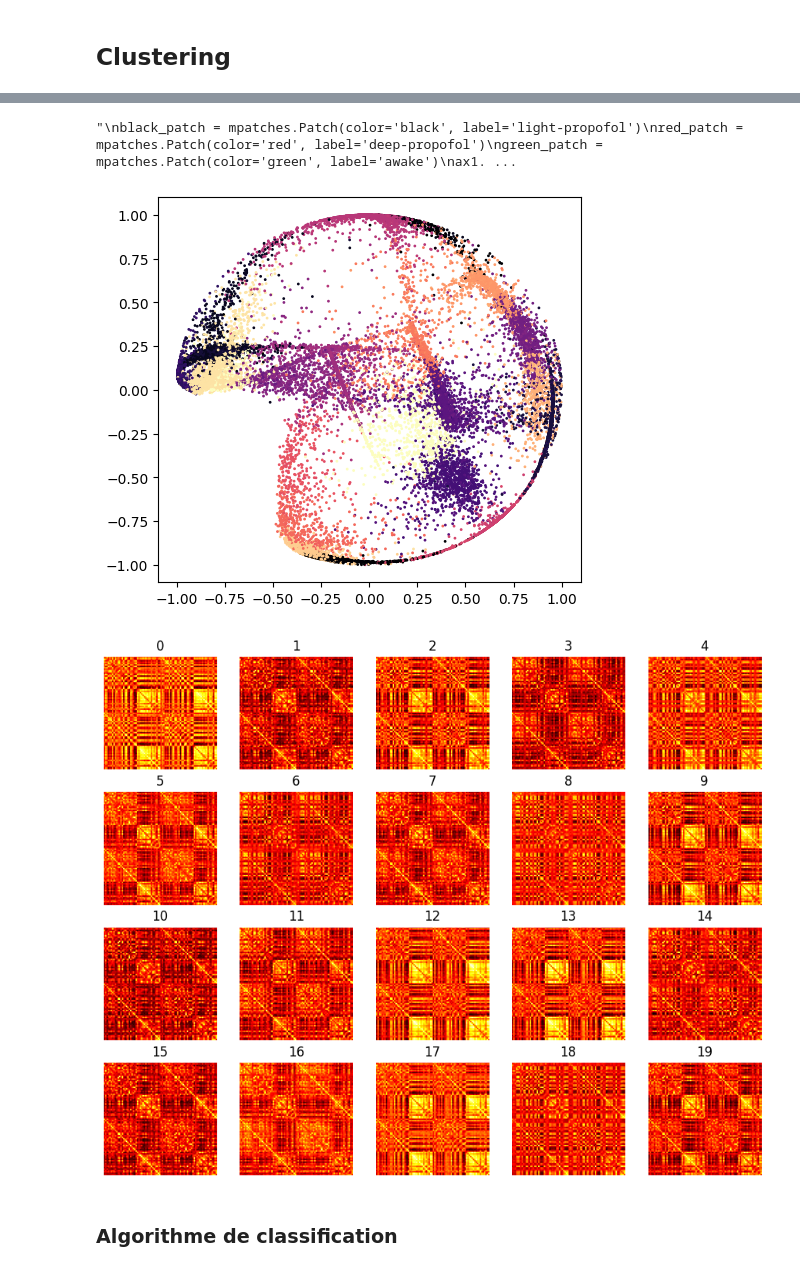
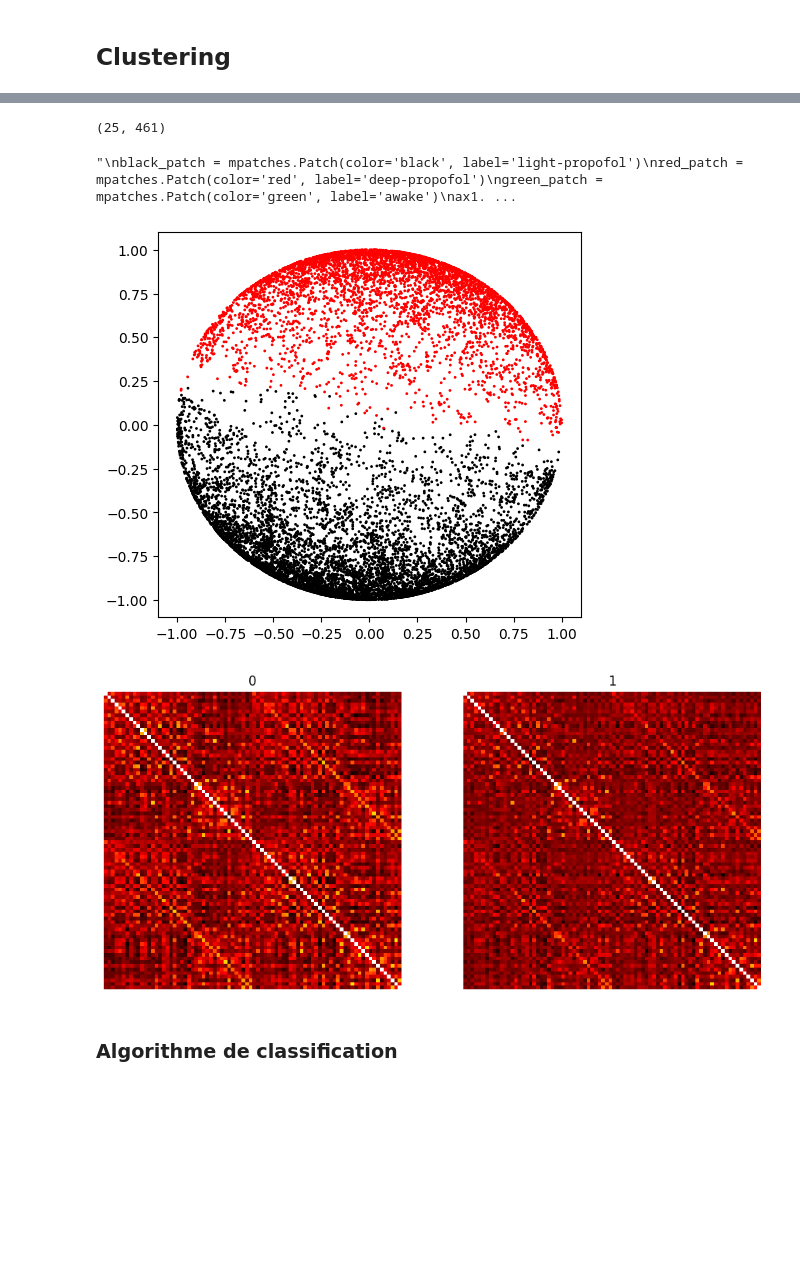
Before and after one commit to Aurelien-Stumpf-Mascles/2023_asm_tembedding, a Jupyter notebook: code/notebooks/cebra_time/demo_monkey_fmri_cebra_time.ipynb, the cells around one changed output, grey strips where cells are left out. Saved outputs shown, nothing was run; the diff lists cells and outputs as text; code cells hidden in the pictures; blank space fills up the shorter version.

```diff
--- a/code/notebooks/cebra_time/demo_monkey_fmri_cebra_time.ipynb
+++ b/code/notebooks/cebra_time/demo_monkey_fmri_cebra_time.ipynb
@@ -168,7 +194,7 @@ fig = plt.figure(figsize = (12,5))
 ax1 = plt.subplot(121)
 colors = ["black",'red','green']
 for i in range(18):
-    ax1.scatter(fc_emb[i,:,2], fc_emb[i,:,0], cmap = matplotlib.colors.ListedColormap(colors), c = colors[labels_train[i,0]], s=1)
+    ax1.scatter(fc_emb[i,:,2], fc_emb[i,:,0], cmap = matplotlib.colors.ListedColormap(colors), c = colors[labels_test[i,0]], s=1)
 #ax1.xticks()
-ax1.axis('on')
+ax1.axis('off')
 # %% [output]
@@ -180,13 +205,0 @@ ax1.axis('on')
-# %%
-a,b,c = fc_dataset.neural.shape
-data = fc_dataset.neural.resize(a*b,c)
-fc_emb = fc_emb.reshape((a,b,3))
-fig = plt.figure(figsize = (12,5))
-
-ax1 = plt.subplot(121)
-colors = ["black",'red','green']
-for i in range(56):
-    if labels_train[i,0] == 2:
-        ax1.scatter(fc_emb[i,:,0], fc_emb[i,:,1], cmap = matplotlib.colors.ListedColormap(colors), c = colors[labels_train[i,0]], s=1)
-#ax1.xticks()
-ax1.axis('on')
@@ -241,8 +248,8 @@ X = fc_emb.reshape(-1,3)
 # Initialize the clusterer with n_clusters value and a random generator
 # seed of 10 for reproducibility.
 #clustering = DBSCAN(eps=0.1, min_samples=4).fit(X)
-#clustering = OPTICS(min_samples=20, min_cluster_size = 40).fit(X)
-clustering = KMeans(n_clusters=20, random_state=0, n_init="auto").fit(X)
+#clustering = OPTICS(min_samples=2, min_cluster_size = 2).fit(X)
+clustering = KMeans(n_clusters=2, random_state=0, n_init="auto").fit(X)
 cluster_labels = clustering.labels_
 n_clusters = len(np.unique(cluster_labels))
 
@@ -317,16 +324,16 @@ For n_clusters = 20 The average silhouette_score is : 0.5831972
+# %%
+labels.shape
+# %% [output]
+(25, 461)
 # %%
-a,b,c = fc_dataset.neural.shape
-data = fc_dataset.neural.resize(a*b,c)
-fc_emb = _compute_emissions_single(cebra_fc, data)
-fc_emb = fc_emb.reshape((a,b,3))
+fc_emb = fc_emb.reshape((-1,461,3))
 fig = plt.figure(figsize = (12,5))
-labels = cluster_labels.reshape(-1,464)
+labels = cluster_labels.reshape(-1,461)
 
 ax1 = plt.subplot(121)
-colors = np.array(["black",'red','green',"blue"])
-for i in range(56):
-    if True:
-        ax1.scatter(fc_emb[i,:,0], fc_emb[i,:,1], cmap = "magma", c = labels[i,:]+1, s=1)
+colors = np.array(["black",'red'])
+for i in range(25):
+    ax1.scatter(fc_emb[i,:,0], fc_emb[i,:,1], cmap = matplotlib.colors.ListedColormap(colors), c = colors[labels[i,:]], s=1)
 #ax1.xticks()
 ax1.axis('on')
 
@@ -338,7 +345,7 @@ ax1.legend(handles=[black_patch,red_patch,green_patch])
 """
 # %% [output]
 "\nblack_patch = mpatches.Patch(color='black', label='light-propofol')\nred_patch = mpatches.Patch(color='red', label='deep-propofol')\ngreen_patch = mpatches.Patch(color='green', label='awake')\nax1. ...
-[figure, old version]
+[figure, new version]
 # %%
 def display(states,li_titles):
     fig = plt.figure(figsize=(11, 11))
@@ -356,11 +363,12 @@ def display(states,li_titles):
         plt.title(li_titles[i])
 # %%
 list_label = clustering.labels_
-data = fc_train.reshape(-1,82,82).numpy()
+dfc_train = dfc[id_sessions_train,:,:,:]
+data = dfc_train.reshape(-1,82,82)
 mean_states = np.array([np.mean(data[clustering.labels_ == i],axis=0) for i in np.unique(clustering.labels_)])
 display(mean_states,np.unique(clustering.labels_))
 # %% [output]
-[figure, old version]
+[figure, new version]
 # %% [markdown]
 ### Algorithme de classification
 # %%
```
Also changed, not shown: parts of 20 cells of this notebook, 10 other files.
